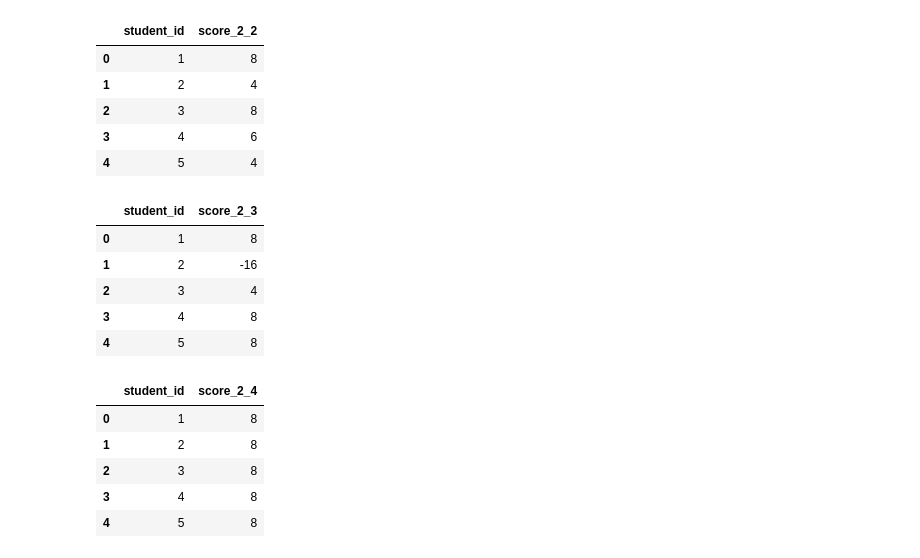
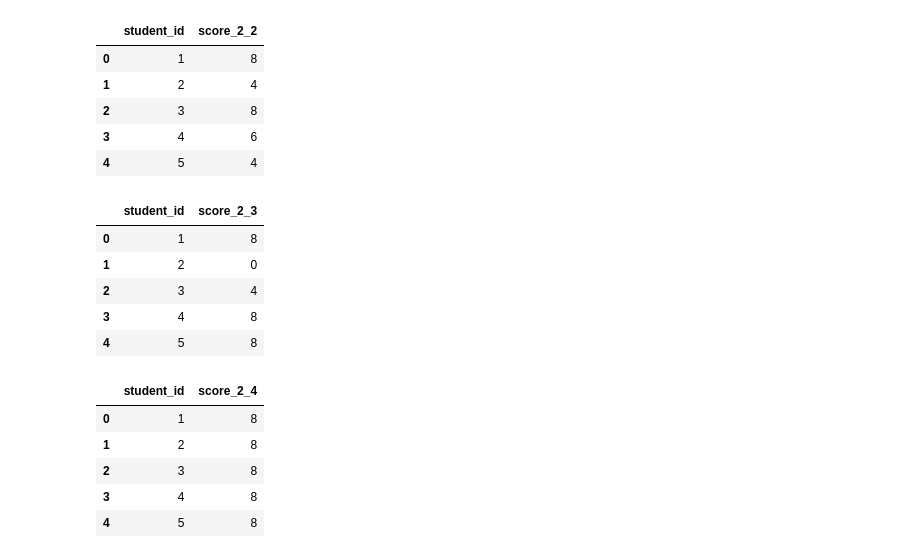
Before and after one commit to juliepe/exam_analysis_H25, a Jupyter notebook: analysis/CBM/2025/Konte/notebooks/6_CBM_overview_table.ipynb, the cells around one changed output. Cells and saved outputs as stored; diff of their text form; code cells hidden in the pictures.

```diff
--- a/analysis/CBM/2025/Konte/notebooks/6_CBM_overview_table.ipynb
+++ b/analysis/CBM/2025/Konte/notebooks/6_CBM_overview_table.ipynb
@@ -46,14 +46,14 @@ result2_2.head()
 | 3 | 4 | 6 |
 | 4 | 5 | 4 |
 # %%
-result2_3 = CBM_score_per_task_konte(df, question_number='2.3', map_answers=['R', 'P', 'P', 'M', 'F'])
+result2_3 = CBM_score_per_task_konte_no_F(df, question_number='2.3', map_answers=['R', 'P', 'P', 'M', 'F'])
 #rename column score to score_2_3
 result2_3 = result2_3.rename(columns={"score": "score_2_3"})
 result2_3.head()
 # %% [output]
 |  | student_id | score_2_3 |
 | 0 | 1 | 8 |
-| 1 | 2 | -16 |
+| 1 | 2 | 0 |
 | 2 | 3 | 4 |
 | 3 | 4 | 8 |
 | 4 | 5 | 8 |
```
Also changed, not shown: parts of 16 cells of this notebook, 19 other files.
